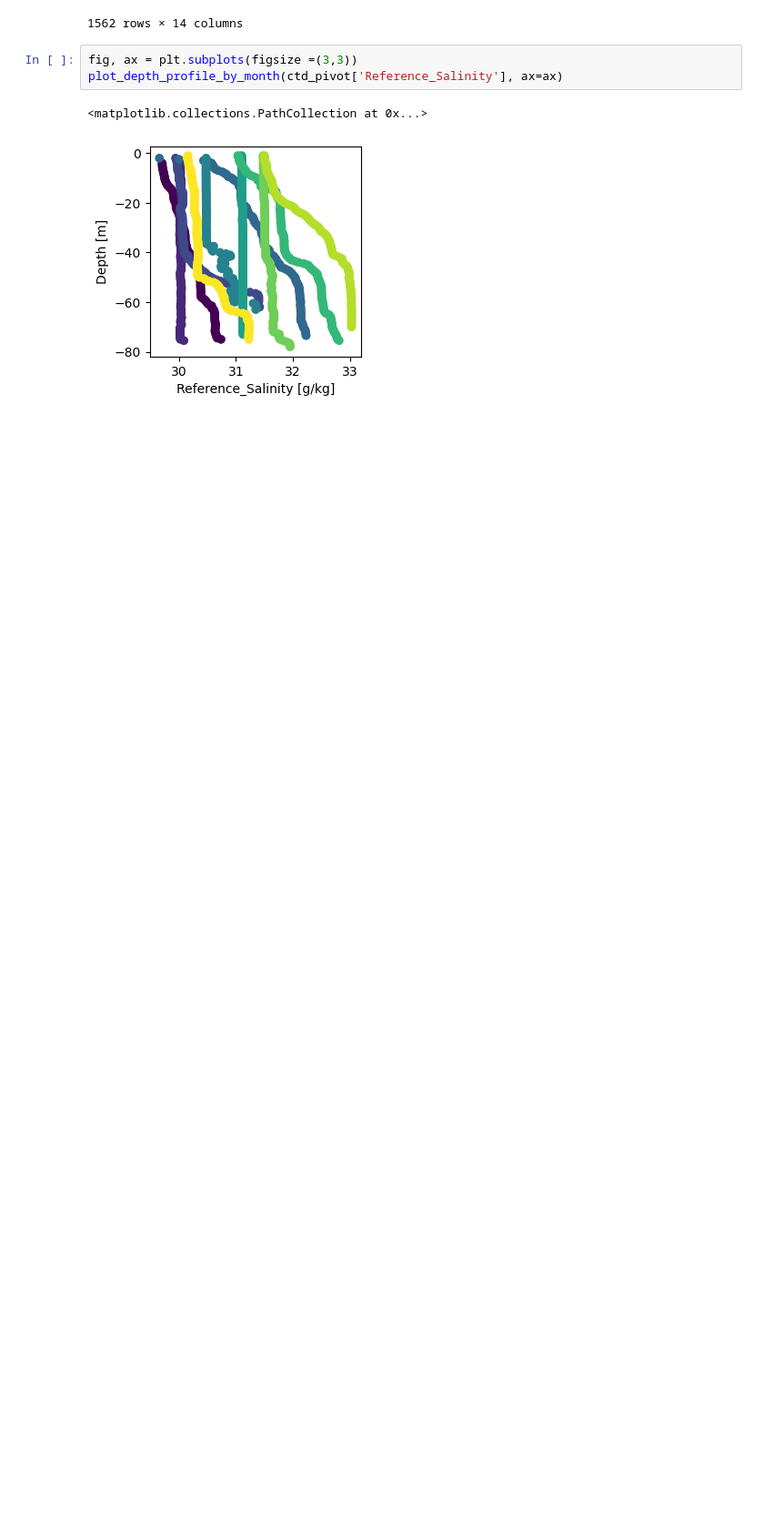
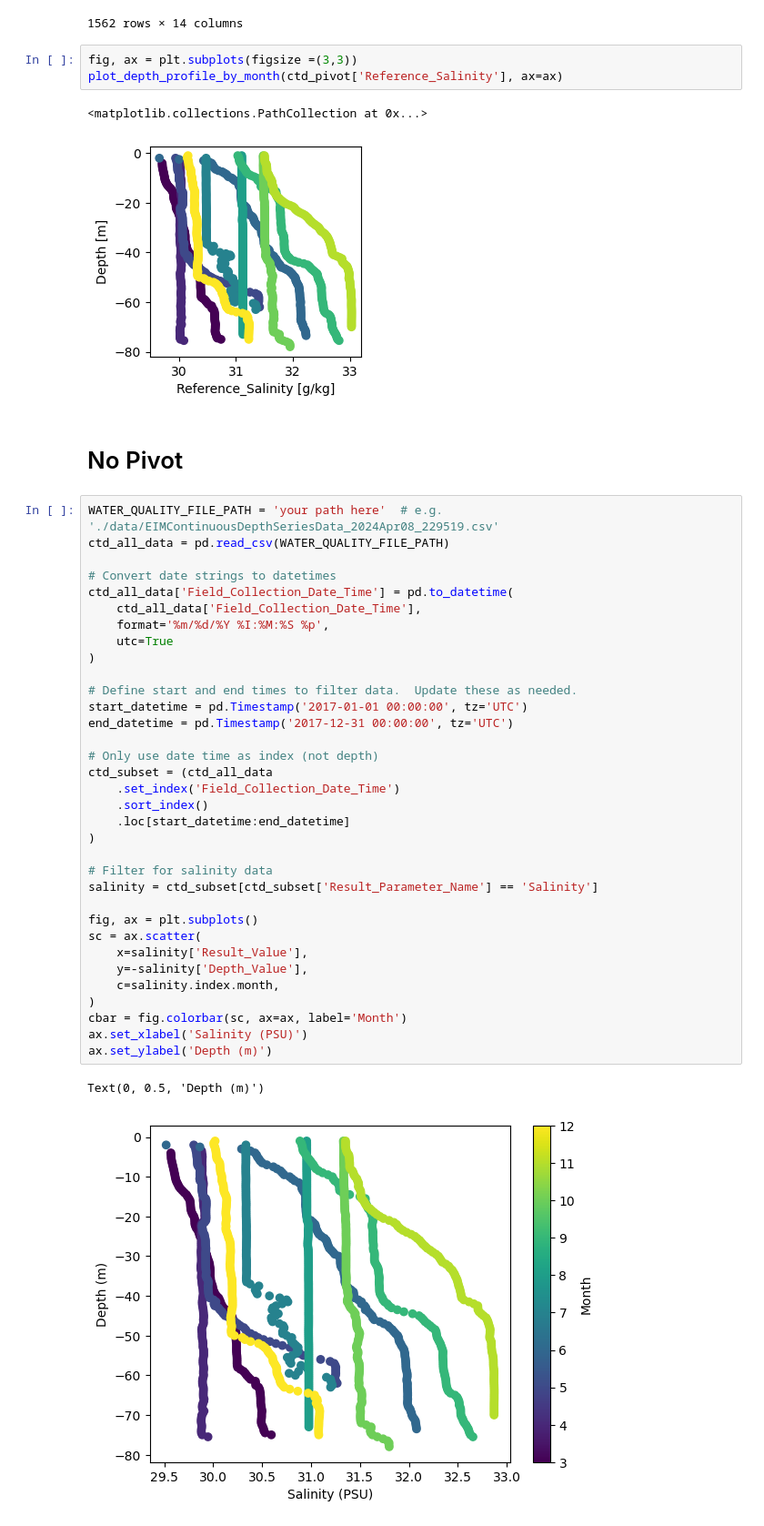
Before and after one commit to SASlabgroup/CEWA590-starter-codes, a Jupyter notebook: ctd/ctd_starter_code.ipynb, the cells around one changed output. Shown: that part at 91% size. Saved outputs shown, nothing was run; the diff lists cells and outputs as text; blank space fills up the shorter version.

```diff
--- a/ctd/ctd_starter_code.ipynb
+++ b/ctd/ctd_starter_code.ipynb
@@ -195,3 +202,42 @@ plot_depth_profile_by_month(ctd_pivot['Reference_Salinity'], ax=ax)
 # %% [output]
 <matplotlib.collections.PathCollection at 0x...>
 [figure]
+# %% [markdown]
+# No Pivot
+# %%
+WATER_QUALITY_FILE_PATH = 'your path here'  # e.g. './data/EIMContinuousDepthSeriesData_2024Apr08_229519.csv'
+ctd_all_data = pd.read_csv(WATER_QUALITY_FILE_PATH)
+
+# Convert date strings to datetimes
+ctd_all_data['Field_Collection_Date_Time'] = pd.to_datetime(
+    ctd_all_data['Field_Collection_Date_Time'],
+    format='%m/%d/%Y %I:%M:%S %p',
+    utc=True
+)
+
+# Define start and end times to filter data.  Update these as needed.
+start_datetime = pd.Timestamp('2017-01-01 00:00:00', tz='UTC')
+end_datetime = pd.Timestamp('2017-12-31 00:00:00', tz='UTC')
+
+# Only use date time as index (not depth)
+ctd_subset = (ctd_all_data
+    .set_index('Field_Collection_Date_Time')
+    .sort_index()
+    .loc[start_datetime:end_datetime]
+)
+
+# Filter for salinity data
+salinity = ctd_subset[ctd_subset['Result_Parameter_Name'] == 'Salinity']
+
+fig, ax = plt.subplots()
+sc = ax.scatter(
+    x=salinity['Result_Value'],
+    y=-salinity['Depth_Value'],
+    c=salinity.index.month,
+)
+cbar = fig.colorbar(sc, ax=ax, label='Month')
+ax.set_xlabel('Salinity (PSU)')
+ax.set_ylabel('Depth (m)')
+# %% [output]
+Text(0, 0.5, 'Depth (m)')
+[figure, added]
```
Also changed, not shown: parts of 2 cells of this notebook, 1 other file.
